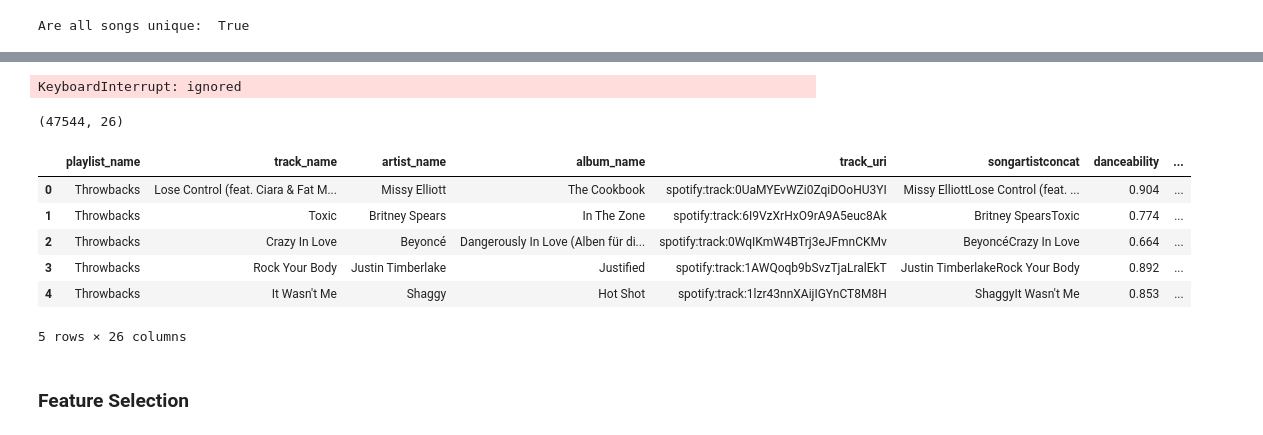
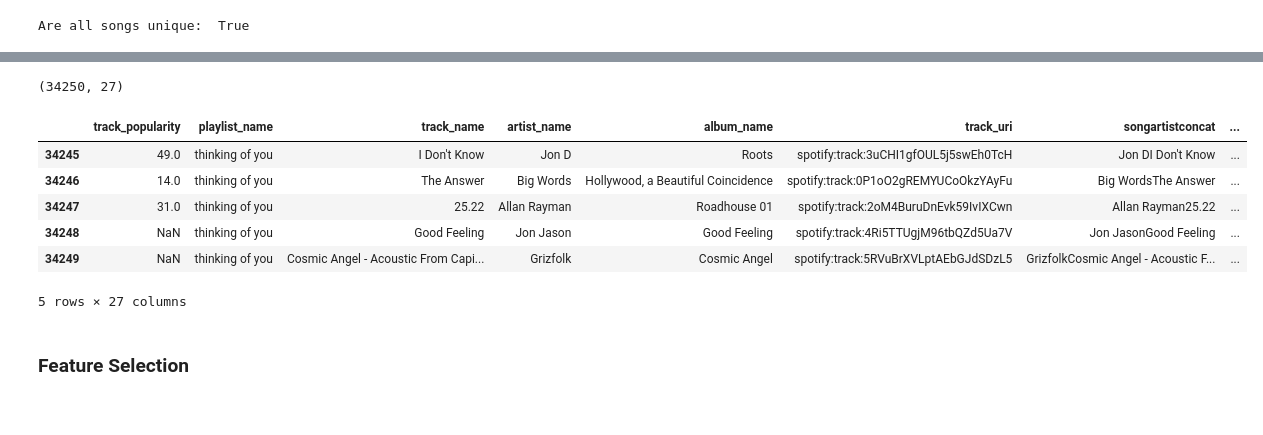
Before and after one commit to kangelaa/music-rec-system, a Jupyter notebook: pipeline1.ipynb, the cells around one changed output, grey strips where cells are left out. Drawn from its saved outputs; the diff is of its cells as text; code cells hidden in the pictures.

```diff
--- a/pipeline1.ipynb
+++ b/pipeline1.ipynb
@@ -183,6 +104,7 @@ def drop_duplicates(df):
     return df.drop_duplicates('songartistconcat')
 
 rawdf= drop_duplicates(rawdf)
+rawdf.reset_index(drop = True, inplace=True)
 
 #test
 print("Are all songs unique: ",len(pd.unique(rawdf.songartistconcat))==len(rawdf))
@@ -196,9 +113,9 @@ rawdf.shape
 # %%
 # get audio features from track uri and create a data frame with artist/track name plus audio features
 
-client_id = '4a8cd8bc834b4c2bb0aac4cc89d4d990'
-client_secret = '321d379d39964c94810f3bb52e8915b1'
-redirect_uri = 'http://localhost:3001'
+client_id = '4e23ee764036488a96b598e3e14bea67'#4a8cd8bc834b4c2bb0aac4cc89d4d990'
+client_secret = 'b5b133920a274771b15b5e9b6ccf371a' #'321d379d39964c94810f3bb52e8915b1'
+redirect_uri = 'https://localhost:3001'
 
 client_credentials_manager = SpotifyClientCredentials(client_id=client_id, client_secret=client_secret)
 sp = spotipy.Spotify(client_credentials_manager=client_credentials_manager)
@@ -224,14 +157,12 @@ misc_info = []
 for i, chunk in enumerate(fifty_uri_chunks):
     chunk_tracks = sp.tracks(chunk)['tracks']
     misc_info.extend(chunk_tracks)
-    print(chunk_tracks)
-    time.sleep(5)
+    #use time.sleep() to avoid surpassing rate limit from API when scaling for more data
+    #time.sleep(5)
 
+misc_info = [item for item in misc_info if item is not None]  # filter out None values
+misc_info=pd.DataFrame(misc_info)
 
-#print(misc_info.tail())
-misc_info=pd.DataFrame(list(map(dict,misc_info)))
-#from operator import itemgetter
-track_popularity=list(map(itemgetter(N),misc_info))
 track_popularity=misc_info["popularity"]
 artists=misc_info["artists"]
 artist_genres = []
@@ -241,29 +172,33 @@ for artist in artists:
   #take main artist for each song
   artist_ids.append(artist[0]["id"])
 
-artist_info=sp.artists(artist_ids)
-artist_info=pd.DataFrame(artist_info["artists"])
-artist_popularity=artist_info["popularity"]
-artist_genres=artist_info["genres"]
+#get 50 artist_ids at a time for artists(),
+fifty_artist_uri_chunks = [artist_ids[i:i + 50] for i in range(0, len(artist_ids), 50)]
+for i, chunk in enumerate(fifty_artist_uri_chunks):
+    artist_info=sp.artists(chunk)
+    artist_info=pd.DataFrame(artist_info["artists"])
+    artist_popularity.extend(artist_info["popularity"])
+    artist_genres.extend(artist_info["genres"])
-# %% [output]
-KeyboardInterrupt: ignored
 # %%
 #concatenate all the relevant columns together
-df_full = pd.concat([df_audio_features, artist_genres, artist_popularity], axis=1)
+df_full = pd.concat([track_popularity,df_audio_features, pd.Series(artist_genres), pd.Series(artist_popularity)], axis=1)
+
+#rename added columns
+df_full=df_full.rename(columns={0: 'genres', 1:'artist_popularity',"popularity":"track_popularity"})
 # %%
 df_full.shape
 # %% [output]
-(47544, 26)
+(34250, 27)
 # %%
-df_full.head()
+df_full.tail()
 # %% [output]
-|  | playlist_name | track_name | artist_name | album_name | track_uri | songartistconcat | danceability | ... |
-| 0 | Throwbacks | Lose Control (feat. Ciara & Fat M... | Missy Elliott | The Cookbook | spotify:track:0UaMYEvWZi0ZqiDOoHU3YI | Missy ElliottLose Control (feat. ... | 0.904 | ... |
-| 1 | Throwbacks | Toxic | Britney Spears | In The Zone | spotify:track:6I9VzXrHxO9rA9A5euc8Ak | Britney SpearsToxic | 0.774 | ... |
-| 2 | Throwbacks | Crazy In Love | Beyoncé | Dangerously In Love (Alben für di... | spotify:track:0WqIKmW4BTrj3eJFmnCKMv | BeyoncéCrazy In Love | 0.664 | ... |
-| 3 | Throwbacks | Rock Your Body | Justin Timberlake | Justified | spotify:track:1AWQoqb9bSvzTjaLralEkT | Justin TimberlakeRock Your Body | 0.892 | ... |
-| 4 | Throwbacks | It Wasn't Me | Shaggy | Hot Shot | spotify:track:1lzr43nnXAijIGYnCT8M8H | ShaggyIt Wasn't Me | 0.853 | ... |
+|  | track_popularity | playlist_name | track_name | artist_name | album_name | track_uri | songartistconcat | ... |
+| 34245 | 49.0 | thinking of you | I Don't Know | Jon D | Roots | spotify:track:3uCHI1gfOUL5j5swEh0TcH | Jon DI Don't Know | ... |
+| 34246 | 14.0 | thinking of you | The Answer | Big Words | Hollywood, a Beautiful Coincidence | spotify:track:0P1oO2gREMYUCoOkzYAyFu | Big WordsThe Answer | ... |
+| 34247 | 31.0 | thinking of you | 25.22 | Allan Rayman | Roadhouse 01 | spotify:track:2oM4BuruDnEvk59IvIXCwn | Allan Rayman25.22 | ... |
+| 34248 | NaN | thinking of you | Good Feeling | Jon Jason | Good Feeling | spotify:track:4Ri5TTUgjM96tbQZd5Ua7V | Jon JasonGood Feeling | ... |
+| 34249 | NaN | thinking of you | Cosmic Angel - Acoustic From Capi... | Grizfolk | Cosmic Angel | spotify:track:5RVuBrXVLptAEbGJdSDzL5 | GrizfolkCosmic Angel - Acoustic F... | ... |
-5 rows × 26 columns
+5 rows × 27 columns
 # %% [markdown]
 ### Feature Selection
 # %%
```
Also changed, not shown: parts of 60 cells of this notebook.
